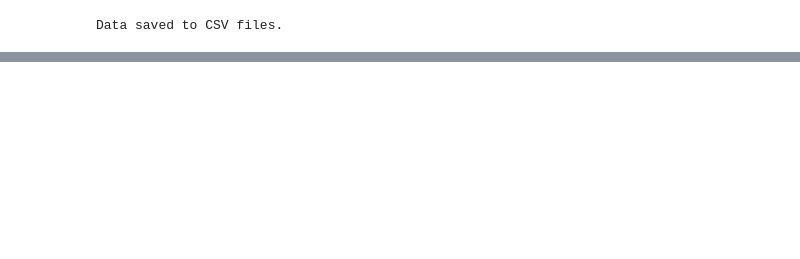
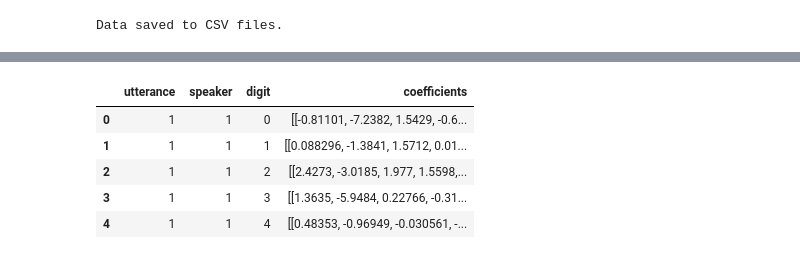
Before and after one commit to Wanghley/speech-digit-recognition, a Jupyter notebook: src/pre-processing.ipynb, the cells around one changed output, grey strips where cells are left out. Saved outputs shown, nothing was run; the diff lists cells and outputs as text; code cells hidden in the pictures; blank space fills up the shorter version.

Commit message:
feat: data loading groupby utterance implemented

```diff
--- a/src/pre-processing.ipynb
+++ b/src/pre-processing.ipynb
@@ -9,5 +10,26 @@ from time import time
 # %% [output]
 Note: you may need to restart the kernel to use updated packages.
+# %%
+def getFormattedEntry(line, coeff=ALL_COEFFS):
+    """
+    Processes a line of text from the data file and extracts the relevant coefficients.
+
+    :param line: The line from the data file containing space-separated coefficients.
+    :param coeff: The coefficients to load. If all coefficients are required, use `ALL_COEFFS`.
+    :return: A numpy array of the selected coefficients, as type float64.
+    """
+    # Strip leading and trailing whitespace from the line
+    line = line.strip()
+
+    # Convert the line into a numpy array of floats
+    arr = np.array(line.split(), dtype=np.float64)
+
+    if np.array_equal(coeff, ALL_COEFFS):
+        # If the entire set of coefficients is needed, return the whole array
+        return arr
+    else:
+        # If only a subset of coefficients is required, return the corresponding elements
+        return arr[coeff].astype(np.float64)
 # %%
 def loadTrain(filepath, coeff=ALL_COEFFS):
     """
@@ -128,12 +110,0 @@ def loadTest(filepath, coeff=ALL_COEFFS):
-# %%
-def getFormattedEntry(line, coeff=ALL_COEFFS):
-    """
-    :param coeff: the coefficients to load
-    :return: the columns to load from the data file
-    """
-    if coeff.all() == ALL_COEFFS.all():
-        line = line.strip() # remove leading and trailing whitespace
-        arr = np.array(line.split(" "))
-        return arr.astype(np.float64)
-    else:
-        return [i+1 for i in coeff]
@@ -200,0 +258,16 @@ Data saved to CSV files.
+# %%
+# Group by 'utterance', 'speaker', and 'digit', and sort by 'time_window' to preserve the time series
+trainDF_grouped = trainDF.sort_values(by='time_window').groupby(['utterance', 'speaker', 'digit'])
+
+# Apply the transformation for each group to get a list of coefficients
+trainDF_grouped_df = trainDF_grouped.apply(lambda x: x[[str(i) for i in ALL_COEFFS]].values.tolist()).reset_index(name='coefficients')
+
+# The resulting DataFrame will have 'utterance', 'speaker', 'digit' and the list of coefficients as 'coefficients'
+trainDF_grouped_df.head()
+# %% [output]
+|  | utterance | speaker | digit | coefficients |
+| 0 | 1 | 1 | 0 | [[-0.81101, -7.2382, 1.5429, -0.6... |
+| 1 | 1 | 1 | 1 | [[0.088296, -1.3841, 1.5712, 0.01... |
+| 2 | 1 | 1 | 2 | [[2.4273, -3.0185, 1.977, 1.5598,... |
+| 3 | 1 | 1 | 3 | [[1.3635, -5.9484, 0.22766, -0.31... |
+| 4 | 1 | 1 | 4 | [[0.48353, -0.96949, -0.030561, -... |
```
Also changed, not shown: parts of 13 cells of this notebook, 7 other files.
